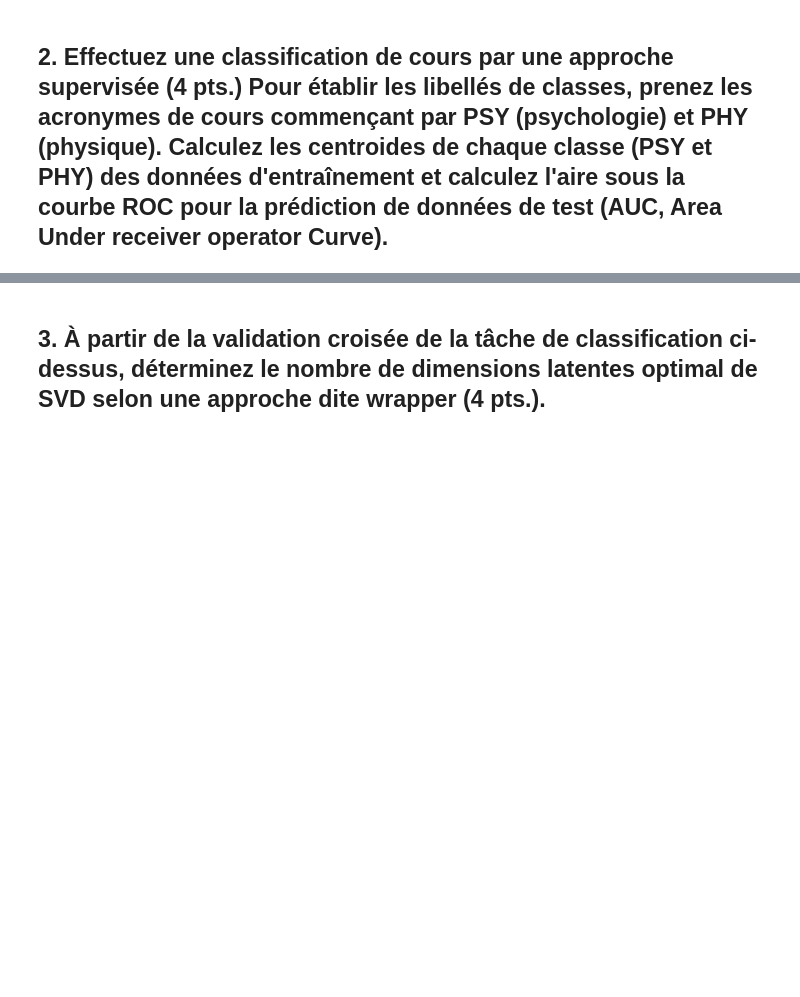
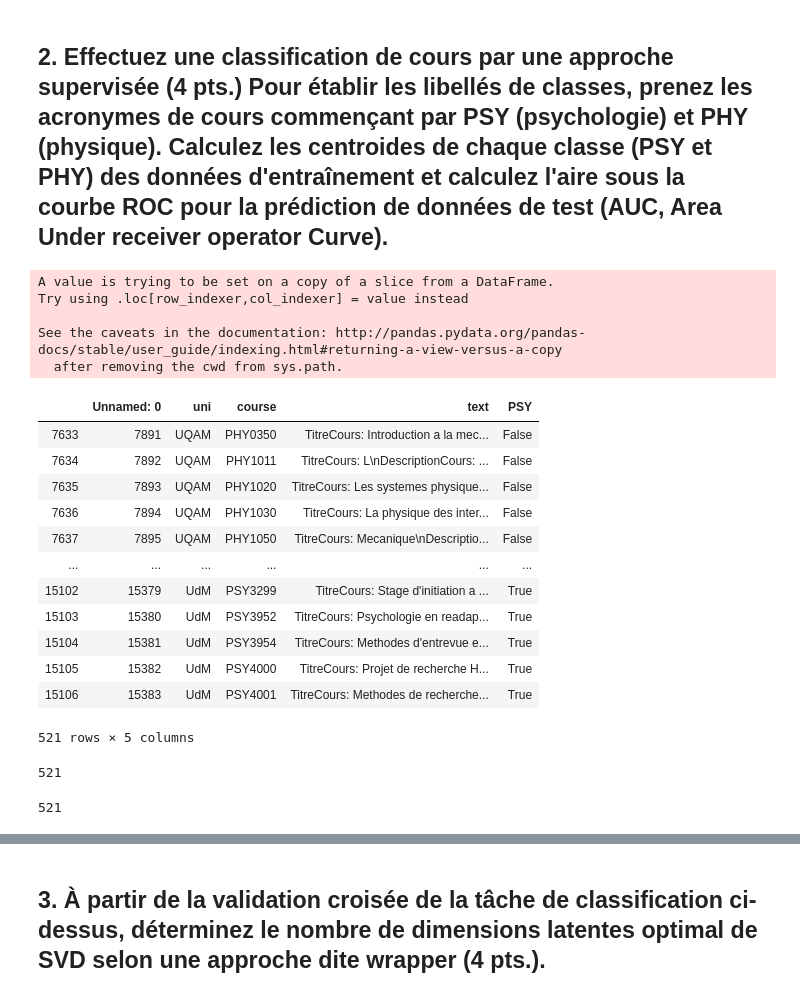
Before and after one commit to FabriceCh/log6308, a Jupyter notebook: tp3/tp3.ipynb, the cells around one changed output, grey strips where cells are left out. Drawn from its saved outputs; the diff is of its cells as text; code cells hidden in the pictures; blank space fills up the shorter version.

```diff
--- a/tp3/tp3.ipynb
+++ b/tp3/tp3.ipynb
@@ -153,7 +210,26 @@ df.loc[list(recommendations_indx)]
 ## 2. Effectuez une classification de cours par une approche supervisée (4 pts.) Pour établir les libellés de classes, prenez les acronymes de cours commençant par PSY (psychologie) et PHY (physique). Calculez les centroides de chaque classe (PSY et PHY) des données d'entraînement et calculez l'aire sous la courbe ROC pour la prédiction de données de test (AUC, Area Under receiver operator Curve).
 # %%
 mask = ((df["course"].astype(str).str[:3] == "PSY") | (df["course"].astype(str).str[:3] == "PHY"))
-train_df = df[mask]
+class_df = df[mask]
 
-train_df["PSY"] = df["course"].astype(str).str[:3] == "PSY"
-train_df
+class_df["PSY"] = df["course"].astype(str).str[:3] == "PSY"
+class_df
+# %% [output]
+A value is trying to be set on a copy of a slice from a DataFrame.
+Try using .loc[row_indexer,col_indexer] = value instead
+
+See the caveats in the documentation: http://pandas.pydata.org/pandas-docs/stable/user_guide/indexing.html#returning-a-view-versus-a-copy
+  after removing the cwd from sys.path.
+|  | Unnamed: 0 | uni | course | text | PSY |
+| 7633 | 7891 | UQAM | PHY0350 | TitreCours: Introduction a la mec... | False |
+| 7634 | 7892 | UQAM | PHY1011 | TitreCours: L\nDescriptionCours: ... | False |
+| 7635 | 7893 | UQAM | PHY1020 | TitreCours: Les systemes physique... | False |
+| 7636 | 7894 | UQAM | PHY1030 | TitreCours: La physique des inter... | False |
+| 7637 | 7895 | UQAM | PHY1050 | TitreCours: Mecanique\nDescriptio... | False |
+| ... | ... | ... | ... | ... | ... |
+| 15102 | 15379 | UdM | PSY3299 | TitreCours: Stage d'initiation a ... | True |
+| 15103 | 15380 | UdM | PSY3952 | TitreCours: Psychologie en readap... | True |
+| 15104 | 15381 | UdM | PSY3954 | TitreCours: Methodes d'entrevue e... | True |
+| 15105 | 15382 | UdM | PSY4000 | TitreCours: Projet de recherche H... | True |
+| 15106 | 15383 | UdM | PSY4001 | TitreCours: Methodes de recherche... | True |
+521 rows × 5 columns
@@ -159,0 +247,8 @@ train_df
+# %%
+len(X_data)
+# %% [output]
+521
+# %%
+len(y_data)
+# %% [output]
+521
```
Also changed, not shown: parts of 26 cells of this notebook.
